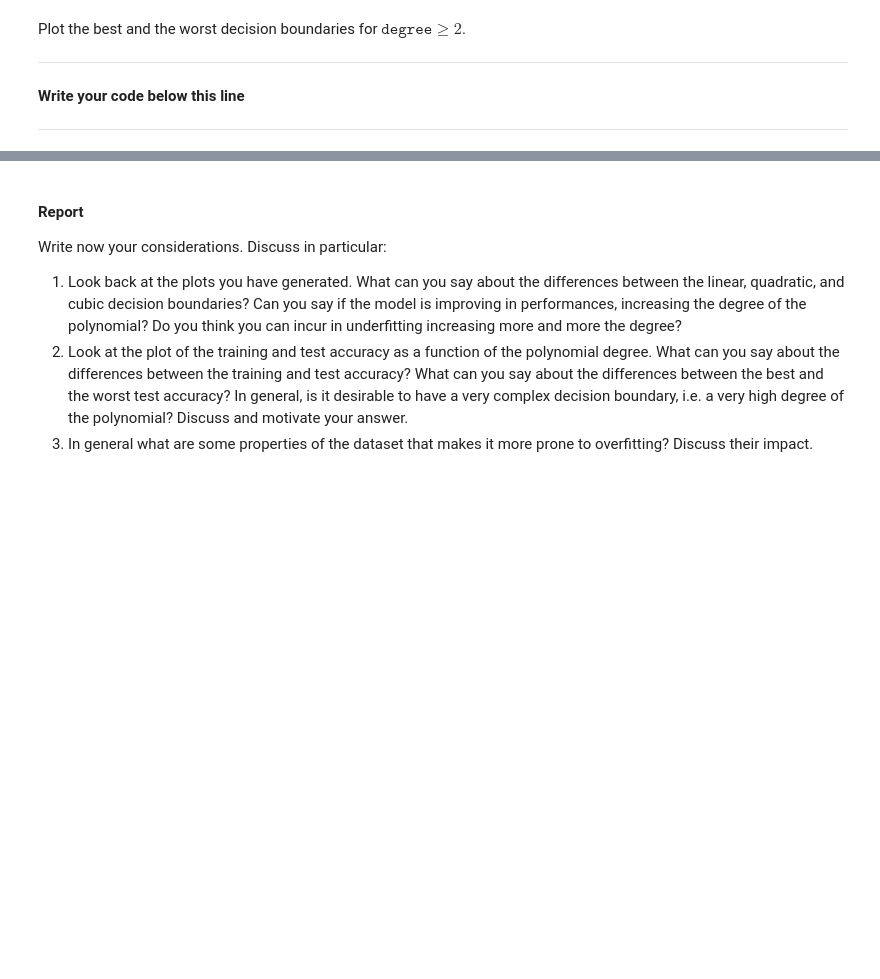
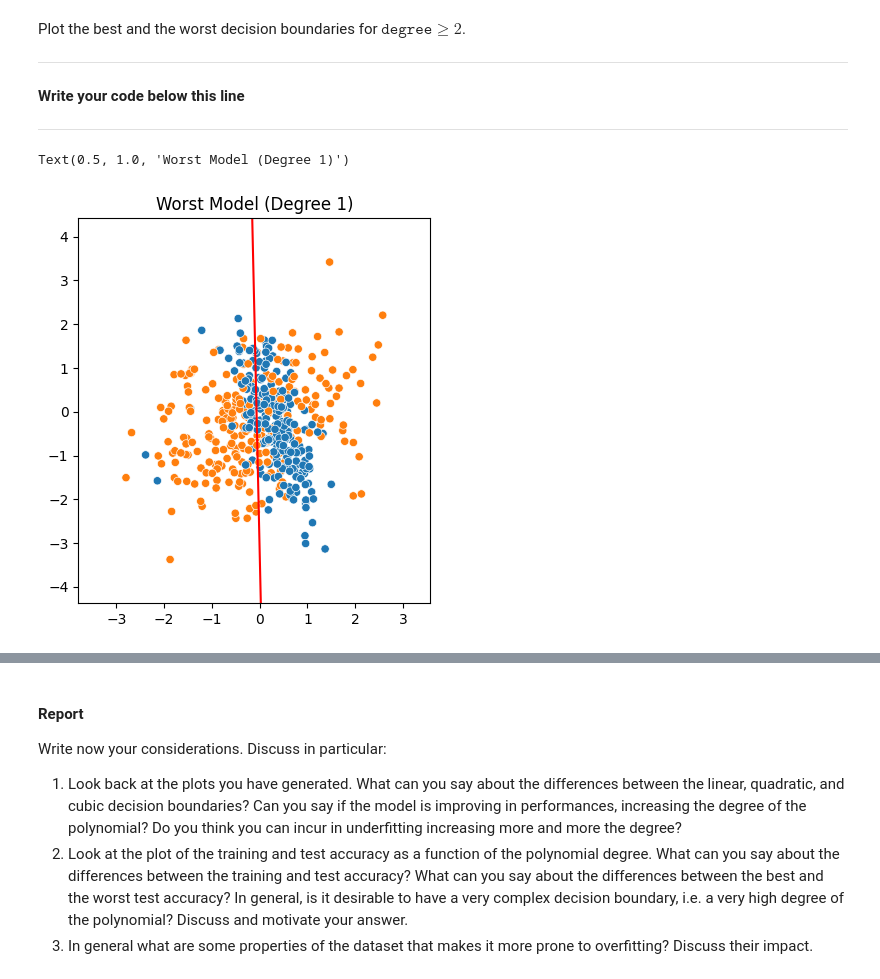
Before and after one commit to lucanudo/FDS-HM2, a Jupyter notebook: HomeW2.ipynb, the cells around one changed output, grey strips where cells are left out. Cells and saved outputs as stored; diff of their text form; code cells hidden in the pictures; blank space fills up the shorter version.

```diff
--- a/HomeW2.ipynb
+++ b/HomeW2.ipynb
@@ -547,26 +547,18 @@ Plot the best and the worst decision boundaries for $\texttt{degree} \geq 2$.
 
 --------------------------------------------
 # %%
+import matplotlib.pyplot as plt
+import seaborn as sns
+
+worst_degree_index = np.argmin(accuracy_scores_test)
+
 # Plot worst model
-np.random.seed(42)
+plt.figure(figsize=(10, 5))  # Adjust figure size if needed
 
-# Generate polynomial features for the "worst model" degree
-worst_degree_features = get_polynomial(X, degree=worst_model_degree)
-
-# Initialize and fit the logistic regression model
-worst_model = LogisticRegression(num_features=worst_degree_features.shape[1])
-log_likelihood_worst, _ = fit(
-    worst_model,
-    worst_degree_features,
-    y,
-    lr=0.5,
-    num_steps=n_iter
-)
-
-# Plot the decision boundary for the worst-performing model
-plot_boundary_function(X, y, worst_model.parameters, degree=worst_model_degree)
-
-# Add a title to the plot for clarity
-plt.title(f"Decision Boundary with Polynomial Degree {worst_model_degree} (Worst Model)")
-plt.show()
+plt.subplot(1, 2, 1)
+plot_boundary_function(X, y, thetas[worst_degree_index], degree=degrees[worst_degree_index])
+plt.title(f"Worst Model (Degree {degrees[worst_degree_index]})")
+# %% [output]
+Text(0.5, 1.0, 'Worst Model (Degree 1)')
+[figure, added]
 # %%
```
Also changed, not shown: parts of 12 cells of this notebook.
